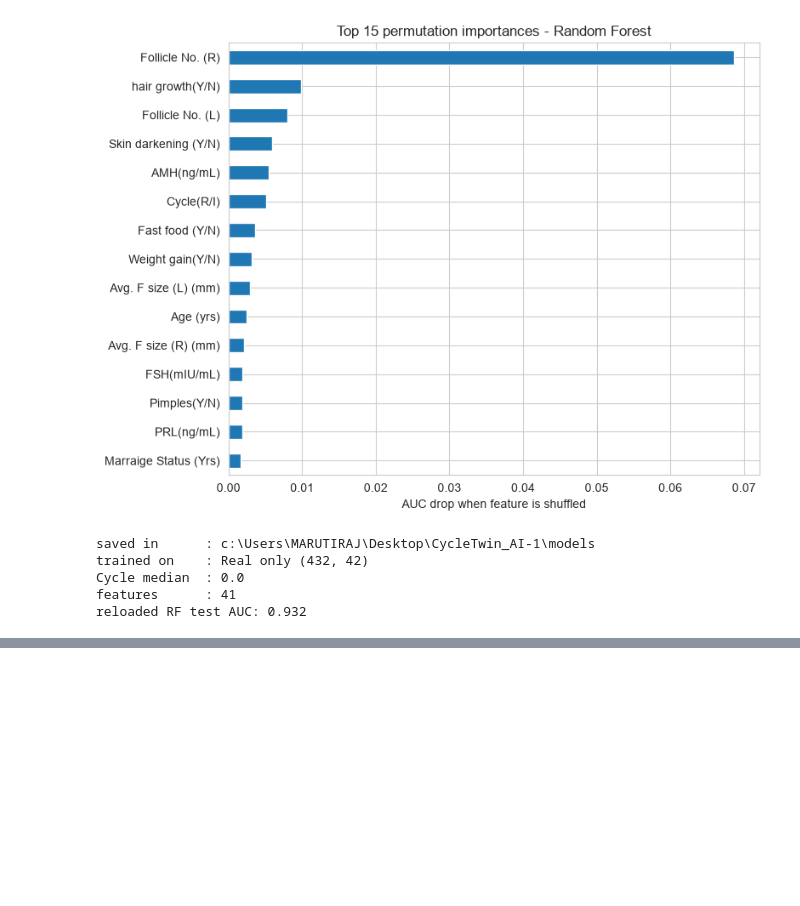
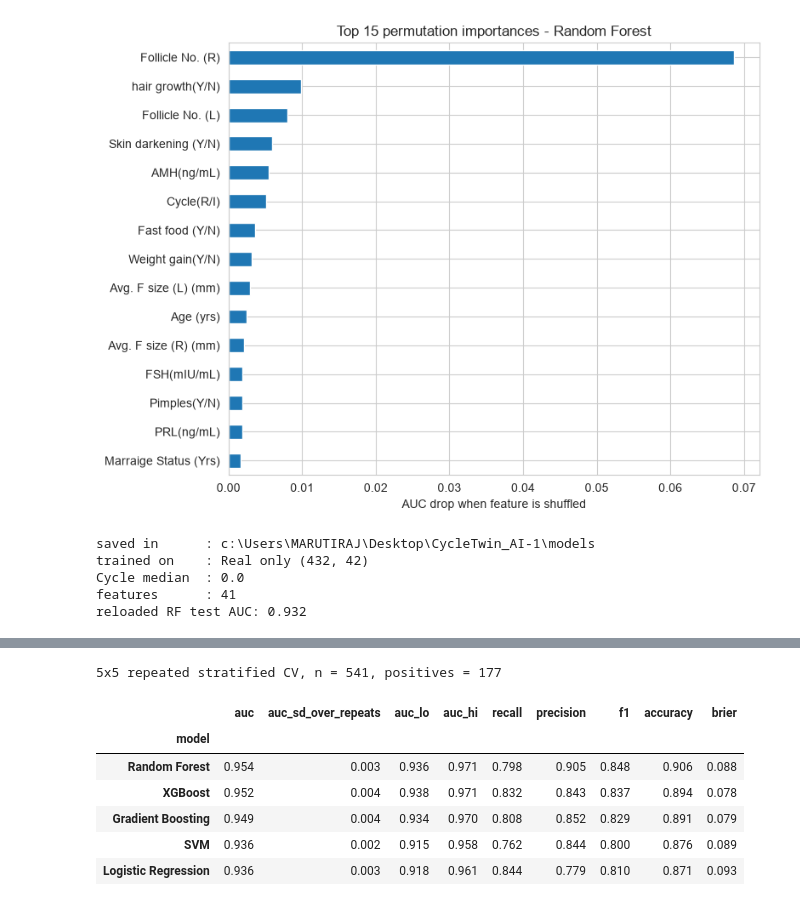
Before and after one commit to omkarrnaik/cycletwin-ai, a Jupyter notebook: data/PCOS_Analysis.ipynb, the cells around one changed output, grey strips where cells are left out. Saved outputs shown, nothing was run; the diff lists cells and outputs as text; code cells hidden in the pictures; blank space fills up the shorter version.

```diff
--- a/data/PCOS_Analysis.ipynb
+++ b/data/PCOS_Analysis.ipynb
@@ -398,0 +757,54 @@ reloaded RF test AUC: 0.932
+# %%
+# ===== 2b-7: repeated stratified CV on ALL 541 real records (second performance estimate) =====
+# Separate from the train/test split. Imputer and scaler sit inside each pipeline, so they refit per fold.
+# Needs: train_real, test_real, cols, make_pipes, SEED, TARGET
+from sklearn.model_selection import RepeatedStratifiedKFold
+from sklearn.base import clone
+from sklearn.metrics import brier_score_loss
+
+real_all = pd.concat([train_real, test_real], ignore_index=True)
+assert len(real_all) == 541, len(real_all)
+X_all, y_all = real_all[cols], real_all[TARGET].to_numpy()
+
+N_SPLITS, N_REPEATS = 5, 5
+rskf = RepeatedStratifiedKFold(n_splits=N_SPLITS, n_repeats=N_REPEATS, random_state=SEED)
+base = make_pipes(real_all[TARGET])
+
+oof_all = {n: np.full((N_REPEATS, len(y_all)), np.nan) for n in base}
+for i, (tr, va) in enumerate(rskf.split(X_all, y_all)):
+    rep = i // N_SPLITS
+    for n, p in base.items():
+        oof_all[n][rep, va] = clone(p).fit(X_all.iloc[tr], y_all[tr]).predict_proba(X_all.iloc[va])[:, 1]
+
+rng = np.random.default_rng(SEED)
+bidx = [rng.integers(0, len(y_all), len(y_all)) for _ in range(1000)]
+bidx = [ix for ix in bidx if len(np.unique(y_all[ix])) == 2]
+
+rows = []
+for n, M in oof_all.items():
+    assert not np.isnan(M).any()
+    per_rep = []                                            # one pooled-OOF metric set per repeat
+    for r in range(N_REPEATS):
+        pr = (M[r] >= 0.5).astype(int)
+        per_rep.append([roc_auc_score(y_all, M[r]), recall_score(y_all, pr),
+                        precision_score(y_all, pr), f1_score(y_all, pr),
+                        accuracy_score(y_all, pr), brier_score_loss(y_all, M[r])])
+    m, s = np.mean(per_rep, axis=0), np.std(per_rep, axis=0)
+    pm = M.mean(axis=0)                                     # mean over repeats, for bootstrap CI of AUC
+    lo, hi = np.percentile([roc_auc_score(y_all[ix], pm[ix]) for ix in bidx], [2.5, 97.5])
+    rows.append({'model': n, 'auc': m[0], 'auc_sd_over_repeats': s[0], 'auc_lo': lo, 'auc_hi': hi,
+                 'recall': m[1], 'precision': m[2], 'f1': m[3], 'accuracy': m[4], 'brier': m[5]})
+
+cv541_table = pd.DataFrame(rows).set_index('model').sort_values('auc', ascending=False).round(3)
+cv541_table.to_csv('results/table_cv_all541.csv')
+print(f'{N_SPLITS}x{N_REPEATS} repeated stratified CV, n = {len(y_all)}, positives = {int(y_all.sum())}')
+cv541_table
+# %% [output]
+5x5 repeated stratified CV, n = 541, positives = 177
+|  | auc | auc_sd_over_repeats | auc_lo | auc_hi | recall | precision | f1 | accuracy | brier |
+| model |  |  |  |  |  |  |  |  |  |
+| Random Forest | 0.954 | 0.003 | 0.936 | 0.971 | 0.798 | 0.905 | 0.848 | 0.906 | 0.088 |
+| XGBoost | 0.952 | 0.004 | 0.938 | 0.971 | 0.832 | 0.843 | 0.837 | 0.894 | 0.078 |
+| Gradient Boosting | 0.949 | 0.004 | 0.934 | 0.970 | 0.808 | 0.852 | 0.829 | 0.891 | 0.079 |
+| SVM | 0.936 | 0.002 | 0.915 | 0.958 | 0.762 | 0.844 | 0.800 | 0.876 | 0.089 |
+| Logistic Regression | 0.936 | 0.003 | 0.918 | 0.961 | 0.844 | 0.779 | 0.810 | 0.871 | 0.093 |
```
Also changed, not shown: parts of 7 cells of this notebook, 10 other files.
